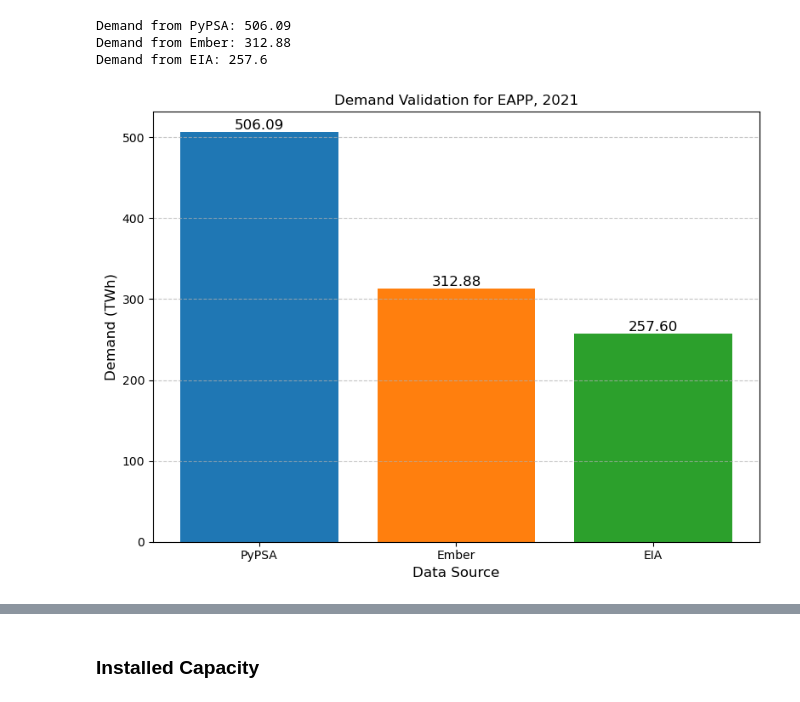
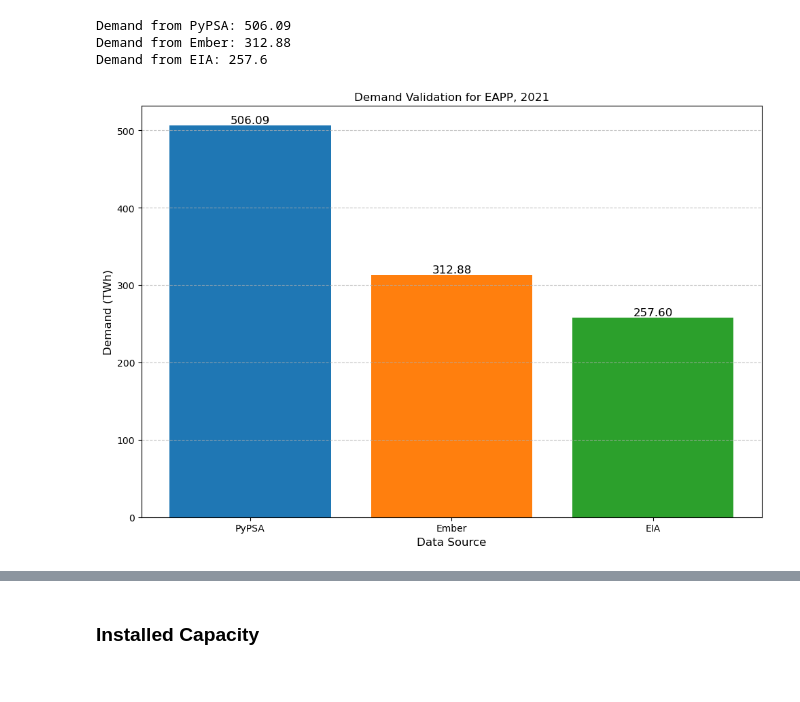
Before and after one commit to GbotemiB/PyPSA-EAPP, a Jupyter notebook: notebooks/data_validation_EAPP.ipynb, the cells around one changed output, grey strips where cells are left out. Saved outputs shown, nothing was run; the diff lists cells and outputs as text; code cells hidden in the pictures.

```diff
--- a/notebooks/data_validation_EAPP.ipynb
+++ b/notebooks/data_validation_EAPP.ipynb
@@ -104,23 +90,23 @@ Demand from PyPSA: 506.09
 Demand from Ember: 312.88
 Demand from EIA: 257.6
 # %%
-plt.figure(figsize=(8, 6))  # Set figure size
+plt.figure(figsize=(10, 7))  # Set figure size
 bars = plt.bar(["PyPSA", "Ember", "EIA"],
                [total_pypsa_demand, total_demand_ember, total_eia_demand],
                color=['#1f77b4', '#ff7f0e', '#2ca02c'])
 plt.title(f"Demand Validation for EAPP, {horizon}")
 plt.ylabel("Demand (TWh)", fontsize=12)
 plt.xlabel("Data Source", fontsize=12)
 plt.grid(axis='y', linestyle='--', alpha=0.7)
 for bar in bars:
     height = bar.get_height()
     plt.text(bar.get_x() + bar.get_width() / 2, height, f'{height:.2f}',
              ha='center', va='bottom', fontsize=12)
 plt.tight_layout()
 plt.savefig(f"results/plots/demand_validation_EAPP.png")
 plt.show()
 # %% [output]
-[figure, old version]
+[figure, new version]
 # %%
 cc_wise_demand = pd.DataFrame([pypsa_demand, demand_ember, eia_demand], index=["PyPSA", "Ember", "EIA"]).T
 # %%
```
Also changed, not shown: parts of 7 cells of this notebook, 6 other files.
